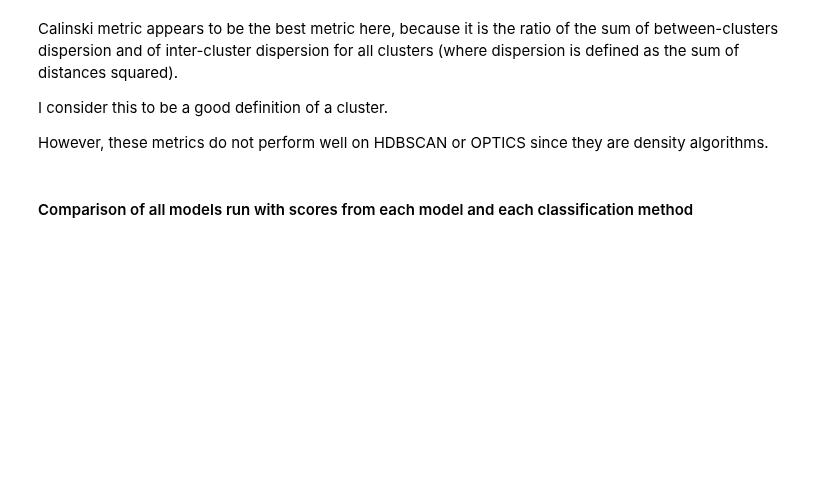
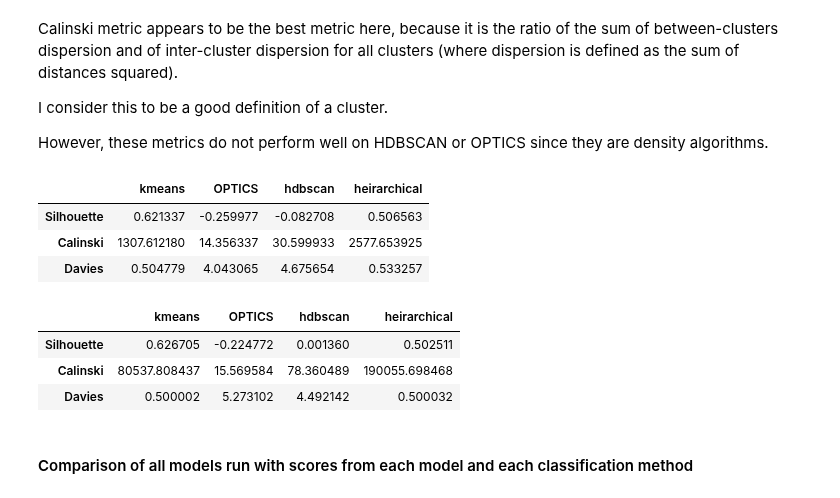
Before and after one commit to lilfetz22/Health_Scores_CAP2, a Jupyter notebook: scripts/ML_no_visualizations.ipynb, the cells around one changed output. Drawn from its saved outputs; the diff is of its cells as text; code cells hidden in the pictures; blank space fills up the shorter version.

```diff
--- a/scripts/ML_no_visualizations.ipynb
+++ b/scripts/ML_no_visualizations.ipynb
@@ -96,6 +100,16 @@ city_state_names = pd.read_csv('/content/gdrive/My Drive/Health_Scores_CAP2/mani
                               index_col='stpl_fips')
 tract_state_names = pd.read_csv('/content/gdrive/My Drive/Health_Scores_CAP2/manipulated_data/tract_state_names.csv',
                               index_col='stcotr_fips')
+pca_kmeans_city = pd.read_csv('/content/gdrive/My Drive/Health_Scores_CAP2/manipulated_data/pca_kmeans_city.csv')
+pca_kmeans_tract = pd.read_csv('/content/gdrive/My Drive/Health_Scores_CAP2/manipulated_data/pca_kmeans_tract.csv')
+pca_optics_city = pd.read_csv('/content/gdrive/My Drive/Health_Scores_CAP2/manipulated_data/optic_city_pca.csv')
+pca_optics_tract = pd.read_csv('/content/gdrive/My Drive/Health_Scores_CAP2/manipulated_data/optic_tract_pca.csv')
+pca_hdbs_city = pd.read_csv('/content/gdrive/My Drive/Health_Scores_CAP2/manipulated_data/hdbs_city_pca.csv')
+pca_hdbs_tract = pd.read_csv('/content/gdrive/My Drive/Health_Scores_CAP2/manipulated_data/hdbs_tract_pca.csv')
+pca_agg_city = pd.read_csv('/content/gdrive/My Drive/Health_Scores_CAP2/manipulated_data/agg_city_pca.csv')
+pca_agg_tract = pd.read_csv('/content/gdrive/My Drive/Health_Scores_CAP2/manipulated_data/agg_tract_pca.csv')
+pca_city = pd.read_csv('/content/gdrive/My Drive/Health_Scores_CAP2/manipulated_data/pca_city_transformed.csv')
+pca_tract = pd.read_csv('/content/gdrive/My Drive/Health_Scores_CAP2/manipulated_data/pca_tract_transformed.csv')
 # %%
 city_state_names = city_state_names.drop('Unnamed: 0', axis=1)
 tract_state_names = tract_state_names.drop('Unnamed: 0', axis=1)
@@ -368,8 +382,12 @@ list_class_models_short = [('decisiontree', dt_fx), ('logreg',logreg_fx)]
 clusters_city_data = [('kmeans', kmeans_city_df['cluster']), ('OPTICS', optic_city_df['optic_cluster']),
                       ('hdbscan', hdbs_city_df['hdbs_labels']),('heirarchical', agg_city_df['agg_predicted']),
                       ('affinitypropagation', aff_city_df['aff_pred'])]
+pca_clusters_city = [('kmeans', pca_kmeans_city['cluster']), ('OPTICS', pca_optics_city['optic_cluster']),
+                      ('hdbscan', pca_hdbs_city['hdbs_labels']),('heirarchical', pca_agg_city['agg_predicted'])]
 clusters_tract_data = [('kmeans', kmeans_tract_df['cluster']), ('OPTICS', optic_tract_df['optic_cluster']),
                       ('hdbscan', hdbs_tract_df['hdbs_labels']),('heirarchical', agg_tract_df['agg_predicted'])]
+pca_clusters_tract = [('kmeans', pca_kmeans_tract['cluster']), ('OPTICS', pca_optics_tract['optic_cluster']),
+                      ('hdbscan', pca_hdbs_tract['hdbs_labels']),('heirarchical', pca_agg_tract['agg_predicted'])]
 # %%
 def cluster_metric(df, list_clusters, metric, metric_name):
   new_df = pd.DataFrame(index=[metric_name])
@@ -407,6 +425,20 @@ Calinski metric appears to be the best metric here, because it is the ratio of t
 I consider this to be a good definition of a cluster.
 
 However, these metrics do not perform well on HDBSCAN or OPTICS since they are density algorithms.
+# %%
+cluster_metric_comp_fx(pca_city, pca_clusters_city, metric_list)
+# %% [output]
+|  | kmeans | OPTICS | hdbscan | heirarchical |
+| Silhouette | 0.621337 | -0.259977 | -0.082708 | 0.506563 |
+| Calinski | 1307.612180 | 14.356337 | 30.599933 | 2577.653925 |
+| Davies | 0.504779 | 4.043065 | 4.675654 | 0.533257 |
+# %%
+cluster_metric_comp_fx(pca_tract, pca_clusters_tract, metric_list)
+# %% [output]
+|  | kmeans | OPTICS | hdbscan | heirarchical |
+| Silhouette | 0.626705 | -0.224772 | 0.001360 | 0.502511 |
+| Calinski | 80537.808437 | 15.569584 | 78.360489 | 190055.698468 |
+| Davies | 0.500002 | 5.273102 | 4.492142 | 0.500032 |
 # %% [markdown]
 #### Comparison of all models run with scores from each model and each classification method
 # %%
```
Also changed, not shown: parts of 1 cell of this notebook.
